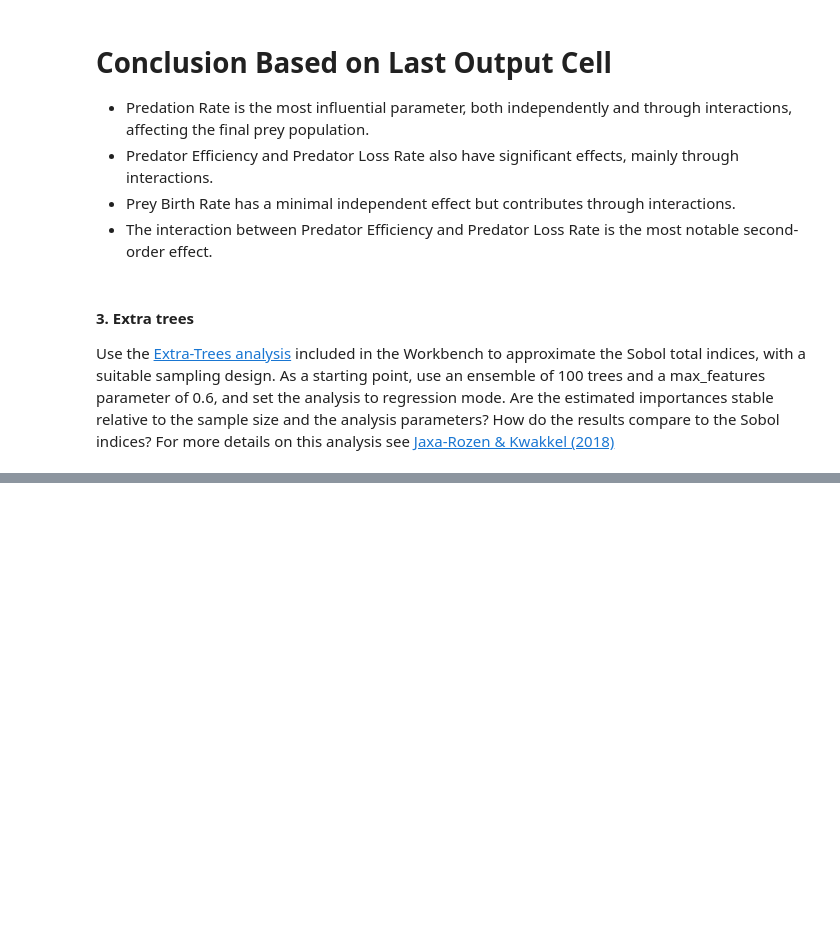
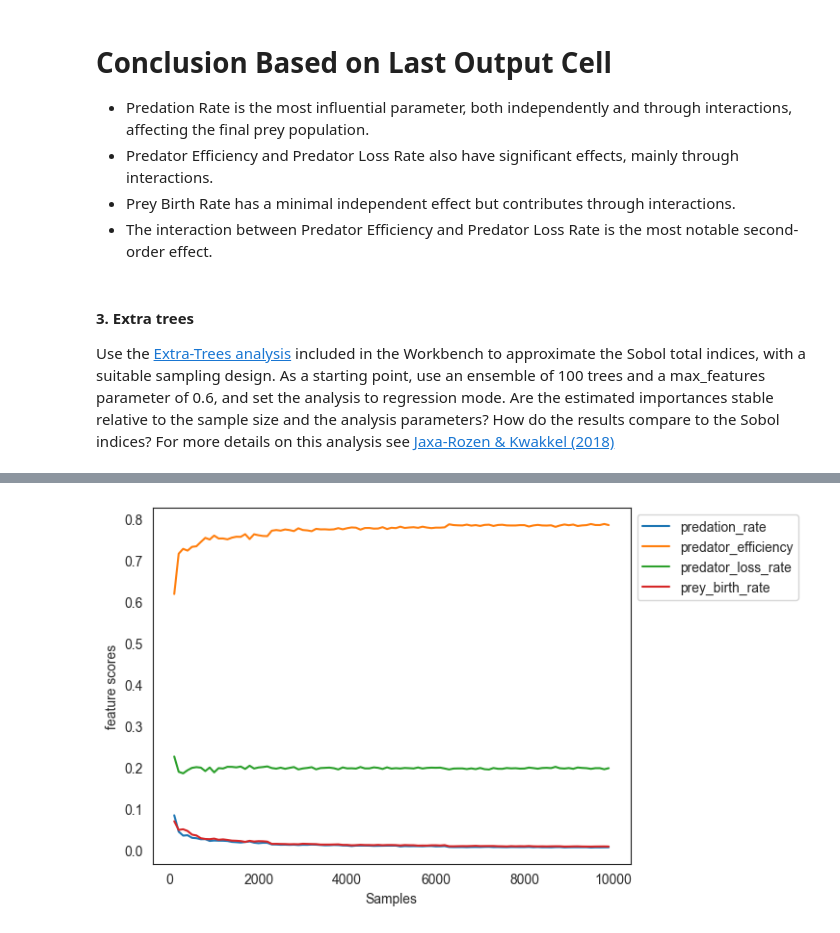
Before and after one commit to IsaacRHall/MBDM-project, a Jupyter notebook: Week 3-4 - vulnerability analysis/assignment 6 - sensitivity analysis.ipynb, the cells around one changed output, grey strips where cells are left out. Drawn from its saved outputs; the diff is of its cells as text; code cells hidden in the pictures; blank space fills up the shorter version.

```diff
--- a/Week 3-4 - vulnerability analysis/assignment 6 - sensitivity analysis.ipynb
+++ b/Week 3-4 - vulnerability analysis/assignment 6 - sensitivity analysis.ipynb
@@ -470,0 +481,4 @@ Use the [Extra-Trees analysis](https://emaworkbench.readthedocs.io/en/latest/ema
+# %%
+scores = feature_scoring.get_ex_feature_scores(experiments_sobol, prey_final_sobol, max_features=0.6, mode=RuleInductionType.REGRESSION)[0]
+
+print(scores)
@@ -470,0 +492,6 @@ Use the [Extra-Trees analysis](https://emaworkbench.readthedocs.io/en/latest/ema
+# %%
+combined_scores = []
+for j in range(100, experiments_sobol.shape[0], 100):
+    scores = feature_scoring.get_ex_feature_scores(experiments_sobol.iloc[0:j, :], prey_mean_sobol[0:j], max_features=0.6, mode=RuleInductionType.REGRESSION)[0]
+    scores.columns = [j]
+    combined_scores.append(scores)
@@ -470,0 +518,2 @@ Use the [Extra-Trees analysis](https://emaworkbench.readthedocs.io/en/latest/ema
+# %%
+combined_scores = pd.concat(combined_scores, axis=1, sort=True)
@@ -470,0 +540,10 @@ Use the [Extra-Trees analysis](https://emaworkbench.readthedocs.io/en/latest/ema
+# %%
+fig, ax = plt.subplots(1)
+
+combined_scores.T.plot(ax=ax)
+ax.legend(bbox_to_anchor=(1,1))
+ax.set_xlabel('Samples')
+ax.set_ylabel('feature scores')
+plt.show()
+# %% [output]
+[figure, added]
```
Also changed, not shown: parts of 14 cells of this notebook.
